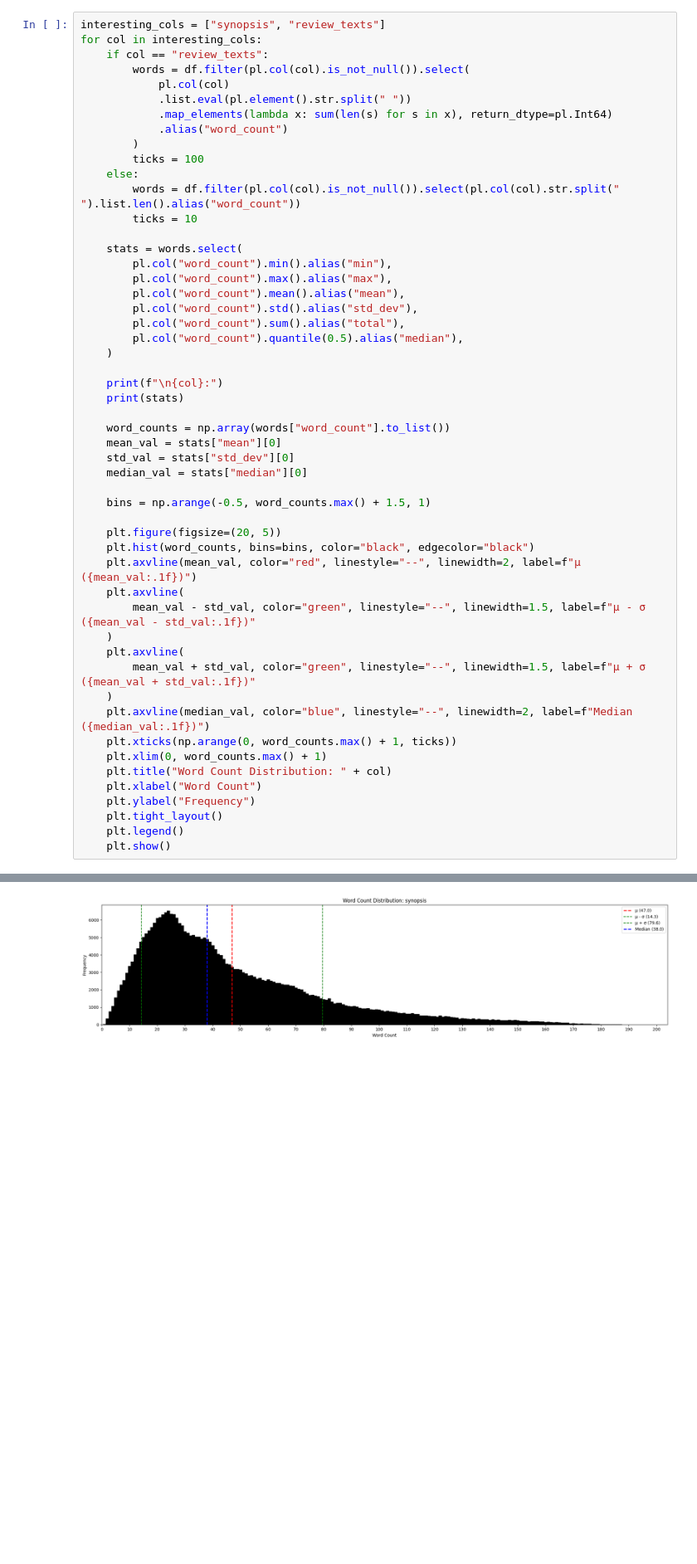
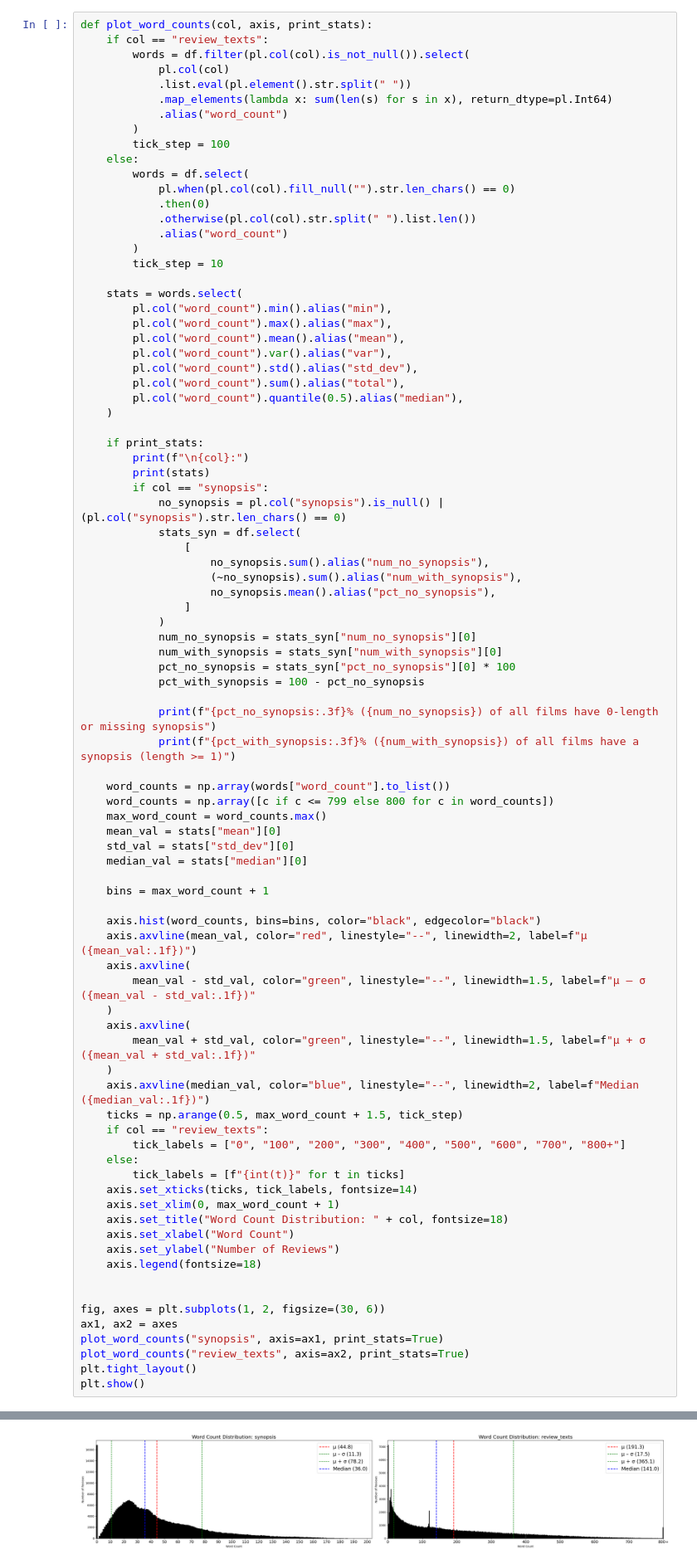
Before and after one commit to hurryman42/The-TruFiTi-Group, a Jupyter notebook: src/data/data_analyse.ipynb, the cells around one changed output, grey strips where cells are left out. Shown at 83% size. Saved outputs shown, nothing was run; the diff lists cells and outputs as text; blank space fills up the shorter version.

```diff
--- a/src/data/data_analyse.ipynb
+++ b/src/data/data_analyse.ipynb
@@ -112,7 +111,6 @@ Synopsis: Masked man wonders, "who's asking about that?"
 --------------------------------------------------------------------------------
 # %%
-interesting_cols = ["synopsis", "review_texts"]
-for col in interesting_cols:
+def plot_word_counts(col, axis, print_stats):
     if col == "review_texts":
         words = df.filter(pl.col(col).is_not_null()).select(
             pl.col(col)
@@ -120,47 +118,82 @@ for col in interesting_cols:
             .map_elements(lambda x: sum(len(s) for s in x), return_dtype=pl.Int64)
             .alias("word_count")
         )
-        ticks = 100
+        tick_step = 100
     else:
-        words = df.filter(pl.col(col).is_not_null()).select(pl.col(col).str.split(" ").list.len().alias("word_count"))
-        ticks = 10
+        words = df.select(
+            pl.when(pl.col(col).fill_null("").str.len_chars() == 0)
+            .then(0)
+            .otherwise(pl.col(col).str.split(" ").list.len())
+            .alias("word_count")
+        )
+        tick_step = 10
 
     stats = words.select(
         pl.col("word_count").min().alias("min"),
         pl.col("word_count").max().alias("max"),
         pl.col("word_count").mean().alias("mean"),
+        pl.col("word_count").var().alias("var"),
         pl.col("word_count").std().alias("std_dev"),
         pl.col("word_count").sum().alias("total"),
         pl.col("word_count").quantile(0.5).alias("median"),
     )
 
-    print(f"\n{col}:")
-    print(stats)
+    if print_stats:
+        print(f"\n{col}:")
+        print(stats)
+        if col == "synopsis":
+            no_synopsis = pl.col("synopsis").is_null() | (pl.col("synopsis").str.len_chars() == 0)
+            stats_syn = df.select(
+                [
+                    no_synopsis.sum().alias("num_no_synopsis"),
+                    (~no_synopsis).sum().alias("num_with_synopsis"),
+                    no_synopsis.mean().alias("pct_no_synopsis"),
+                ]
+            )
+            num_no_synopsis = stats_syn["num_no_synopsis"][0]
+            num_with_synopsis = stats_syn["num_with_synopsis"][0]
+            pct_no_synopsis = stats_syn["pct_no_synopsis"][0] * 100
+            pct_with_synopsis = 100 - pct_no_synopsis
+
+            print(f"{pct_no_synopsis:.3f}% ({num_no_synopsis}) of all films have 0-length or missing synopsis")
+            print(f"{pct_with_synopsis:.3f}% ({num_with_synopsis}) of all films have a synopsis (length >= 1)")
 
     word_counts = np.array(words["word_count"].to_list())
+    word_counts = np.array([c if c <= 799 else 800 for c in word_counts])
+    max_word_count = word_counts.max()
     mean_val = stats["mean"][0]
     std_val = stats["std_dev"][0]
     median_val = stats["median"][0]
 
-    bins = np.arange(-0.5, word_counts.max() + 1.5, 1)
+    bins = max_word_count + 1
 
-    plt.figure(figsize=(20, 5))
-    plt.hist(word_counts, bins=bins, color="black", edgecolor="black")
-    plt.axvline(mean_val, color="red", linestyle="--", linewidth=2, label=f"µ ({mean_val:.1f})")
-    plt.axvline(
-        mean_val - std_val, color="green", linestyle="--", linewidth=1.5, label=f"µ - σ ({mean_val - std_val:.1f})"
+    axis.hist(word_counts, bins=bins, color="black", edgecolor="black")
+    axis.axvline(mean_val, color="red", linestyle="--", linewidth=2, label=f"µ ({mean_val:.1f})")
+    axis.axvline(
+        mean_val - std_val, color="green", linestyle="--", linewidth=1.5, label=f"µ – σ ({mean_val - std_val:.1f})"
     )
-    plt.axvline(
+    axis.axvline(
         mean_val + std_val, color="green", linestyle="--", linewidth=1.5, label=f"µ + σ ({mean_val + std_val:.1f})"
     )
-    plt.axvline(median_val, color="blue", linestyle="--", linewidth=2, label=f"Median ({median_val:.1f})")
-    plt.xticks(np.arange(0, word_counts.max() + 1, ticks))
-    plt.xlim(0, word_counts.max() + 1)
-    plt.title("Word Count Distribution: " + col)
-    plt.xlabel("Word Count")
-    plt.ylabel("Frequency")
-    plt.tight_layout()
-    plt.legend()
-    plt.show()
+    axis.axvline(median_val, color="blue", linestyle="--", linewidth=2, label=f"Median ({median_val:.1f})")
+    ticks = np.arange(0.5, max_word_count + 1.5, tick_step)
+    if col == "review_texts":
+        tick_labels = ["0", "100", "200", "300", "400", "500", "600", "700", "800+"]
+    else:
+        tick_labels = [f"{int(t)}" for t in ticks]
+    axis.set_xticks(ticks, tick_labels, fontsize=14)
+    axis.set_xlim(0, max_word_count + 1)
+    axis.set_title("Word Count Distribution: " + col, fontsize=18)
+    axis.set_xlabel("Word Count")
+    axis.set_ylabel("Number of Reviews")
+    axis.legend(fontsize=18)
+
+
+fig, axes = plt.subplots(1, 2, figsize=(30, 6))
+ax1, ax2 = axes
+plot_word_counts("synopsis", axis=ax1, print_stats=True)
+plot_word_counts("review_texts", axis=ax2, print_stats=True)
+plt.tight_layout()
+plt.show()
 # %% [output]
 synopsis:
@@ -175 +216 @@ shape: (1, 6)
-[figure, old version]
+[figure, new version]
```
Also changed, not shown: parts of 10 cells of this notebook, 11 other files.
